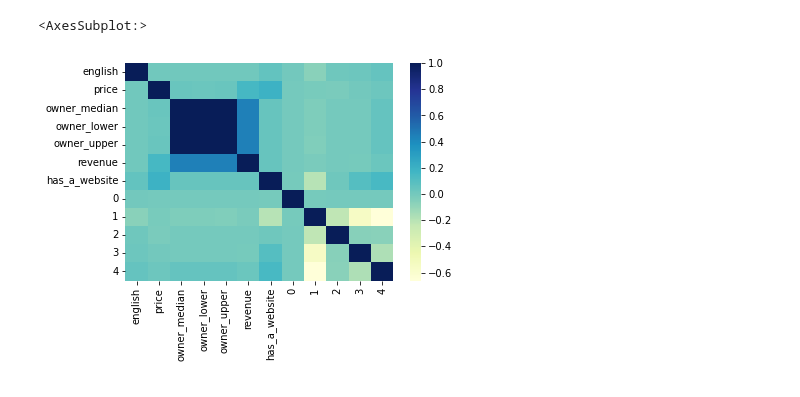
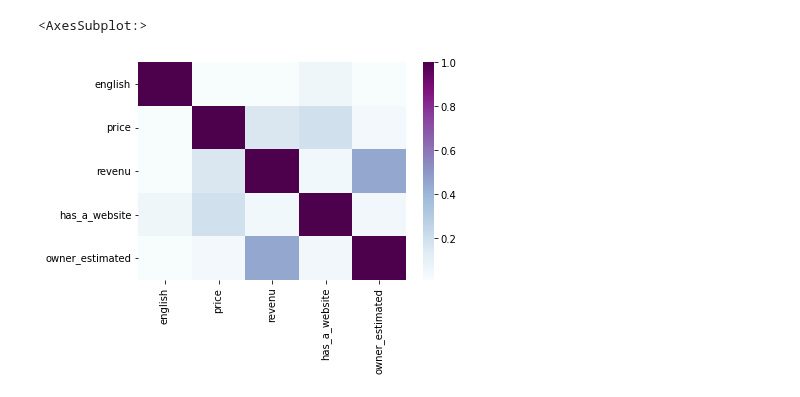
Before and after one commit to Rvanelven/steamator, a Jupyter notebook: notebooks/Nathan_#14_établir_tableau_corr.ipynb, the cells around one changed output. Saved outputs shown, nothing was run; the diff lists cells and outputs as text; code cells hidden in the pictures.

```diff
--- a/notebooks/Nathan_#14_établir_tableau_corr.ipynb
+++ b/notebooks/Nathan_#14_établir_tableau_corr.ipynb
@@ -64,21 +80,20 @@ df_temp = pd.DataFrame(platform_encoded)
 new_df = df[["release_date",\
              "english",\
              "price",\
-            "owner_median",\
-            "owner_lower",\
-            "owner_upper",\
-            "revenue",\
-            "has_a_website"
+            "revenu",\
+            "has_a_website",
+             "owner_estimated"
             ]]
 
-new_df = new_df.join(df_temp)
+    # Ajouter les plateformes
+#new_df = new_df.join(df_temp)
 # %%
 # Heatmap
 corr = new_df.corr()
 sns.heatmap(corr,
         xticklabels=corr.columns,
         yticklabels=corr.columns,
-        cmap= "YlGnBu")
+        cmap= "BuPu")
 # %% [output]
 <AxesSubplot:>
-[figure, old version]
+[figure, new version]
```
Also changed, not shown: parts of 4 cells of this notebook, 1 other file.
